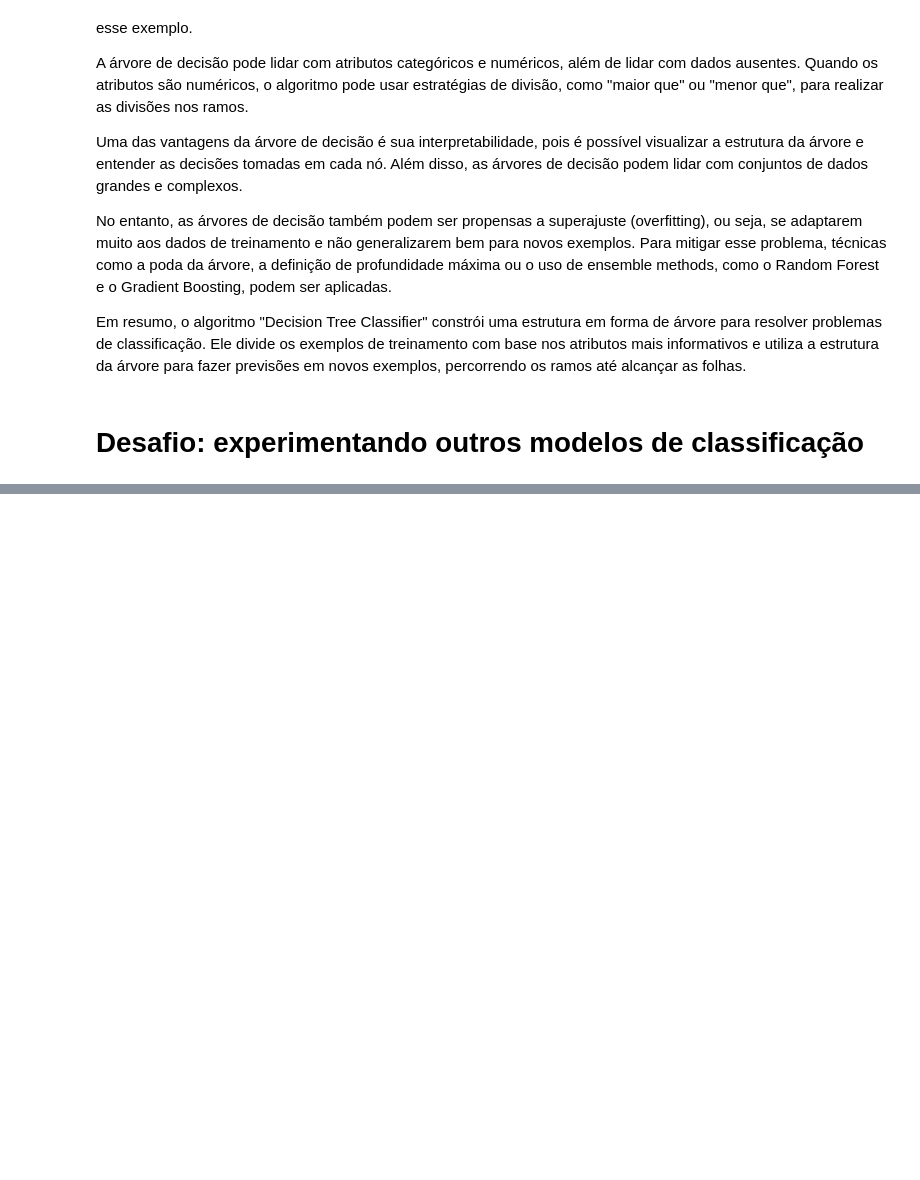
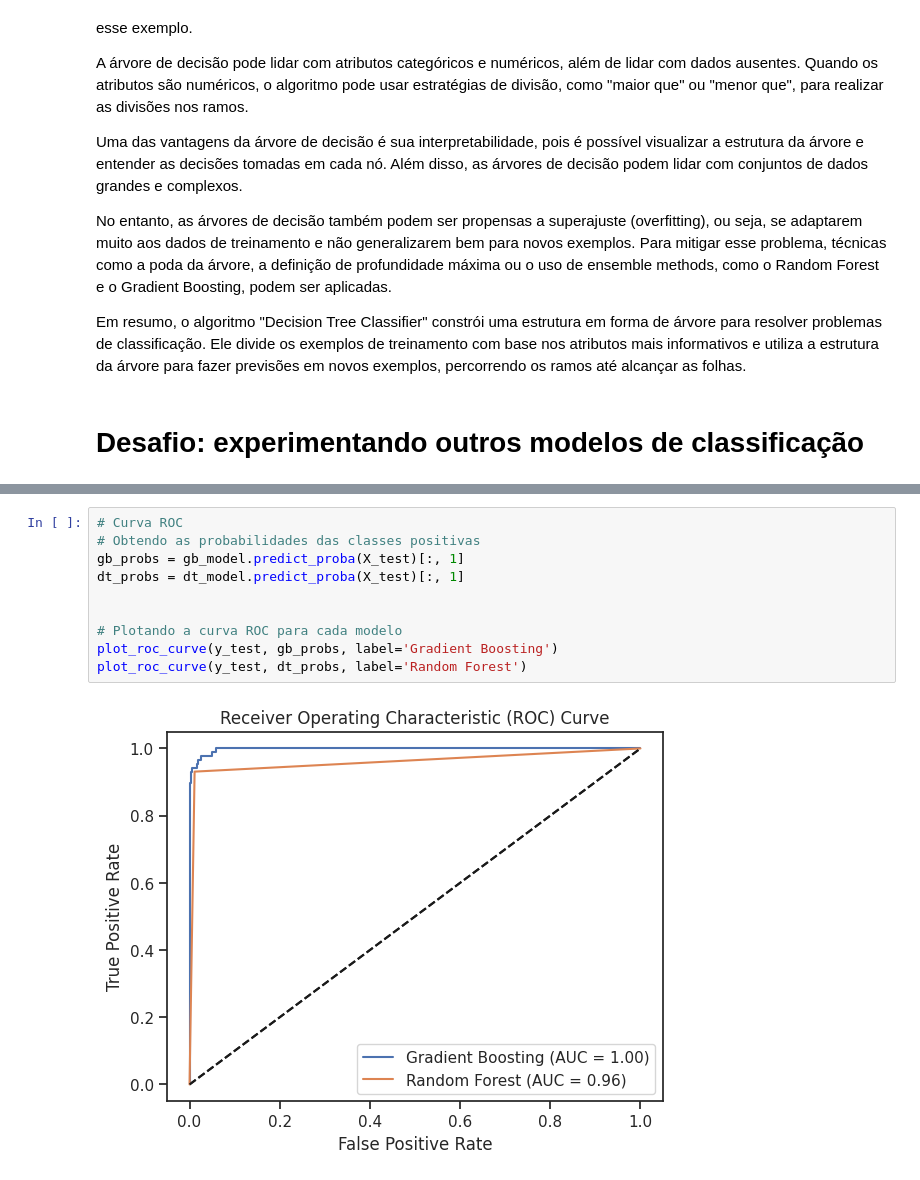
Before and after one commit to mateusopaiva/machine-learning-chatgpt, a Jupyter notebook: Machine_Learning_utilizando_ChatGPT_como_assistente.ipynb, the cells around one changed output, grey strips where cells are left out. Saved outputs shown, nothing was run; the diff lists cells and outputs as text; blank space fills up the shorter version.

```diff
--- a/Machine_Learning_utilizando_ChatGPT_como_assistente.ipynb
+++ b/Machine_Learning_utilizando_ChatGPT_como_assistente.ipynb
@@ -860,0 +1262,12 @@ Acurácia do Gradient Boosting: 98.98%
+# %%
+# Curva ROC
+# Obtendo as probabilidades das classes positivas
+gb_probs = gb_model.predict_proba(X_test)[:, 1]
+dt_probs = dt_model.predict_proba(X_test)[:, 1]
+
+
+# Plotando a curva ROC para cada modelo
+plot_roc_curve(y_test, gb_probs, label='Gradient Boosting')
+plot_roc_curve(y_test, dt_probs, label='Random Forest')
+# %% [output]
+[figure, added]
```
Also changed, not shown: parts of 18 cells of this notebook.
